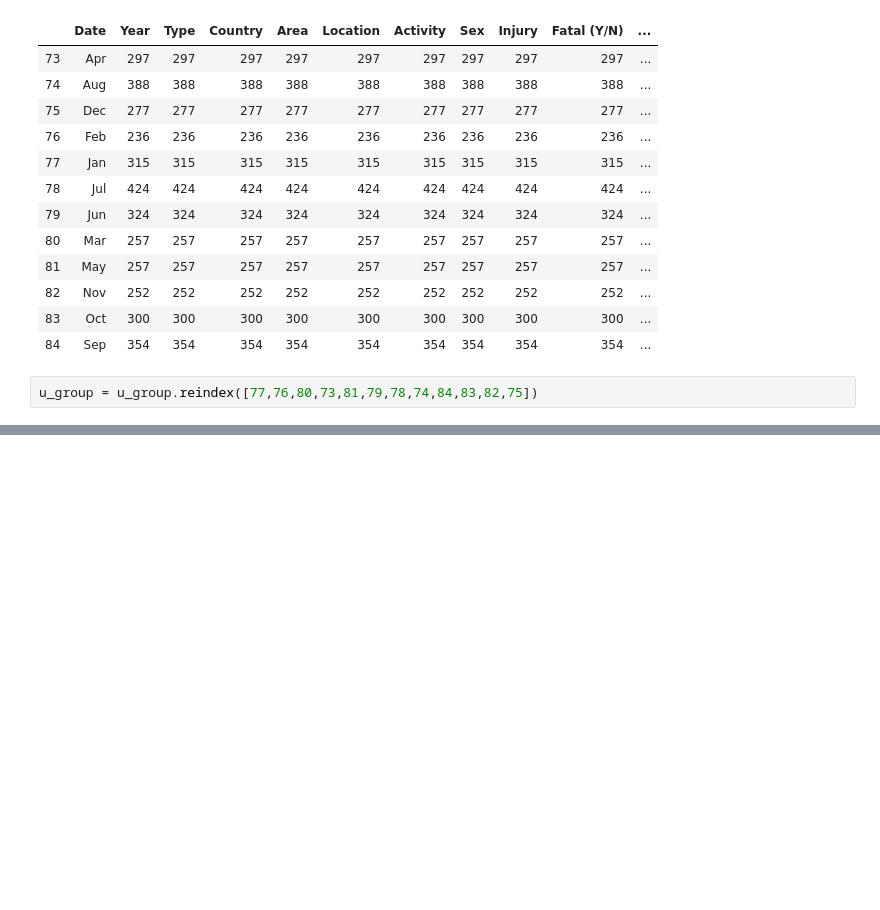
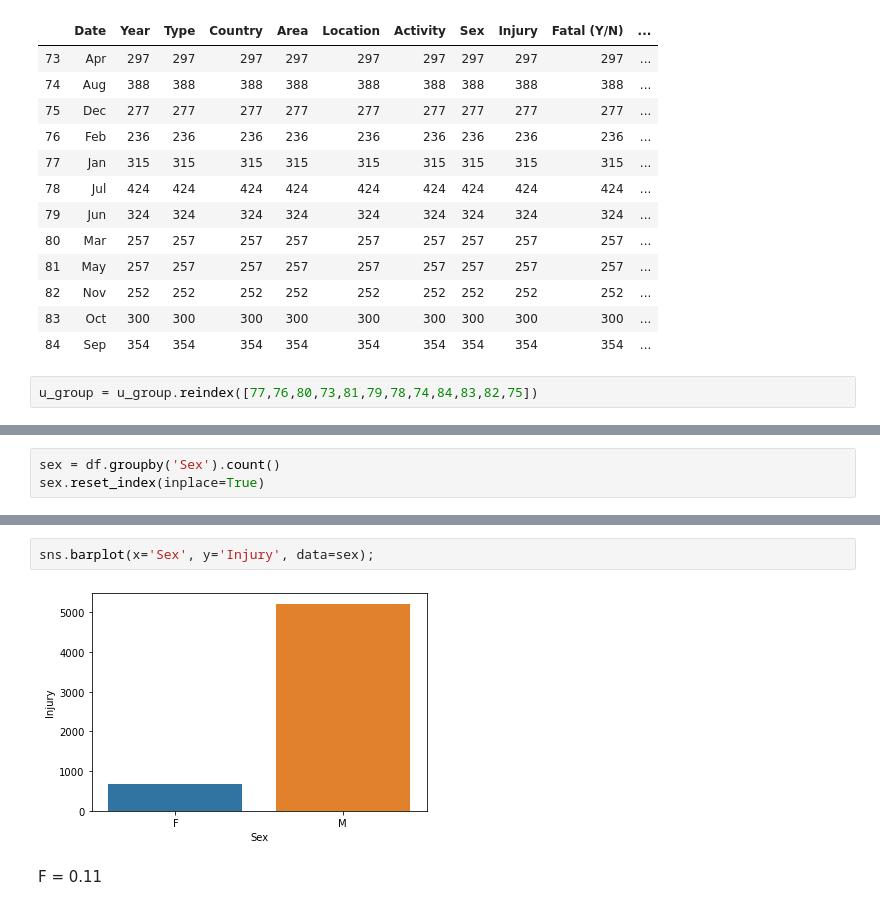
Before and after one commit to bt02/Shark-Attack-Data, a Jupyter notebook: eda.ipynb, the cells around one changed output, grey strips where cells are left out. Drawn from its saved outputs; the diff is of its cells as text; blank space fills up the shorter version.

```diff
--- a/eda.ipynb
+++ b/eda.ipynb
@@ -143,0 +146,3 @@ sns.lineplot(x='Date', y='Injury', data=u_group, label = 'Unprovoked');
+# %%
+sex = df.groupby('Sex').count()
+sex.reset_index(inplace=True)
@@ -143,0 +155,6 @@ sns.lineplot(x='Date', y='Injury', data=u_group, label = 'Unprovoked');
+# %%
+sns.barplot(x='Sex', y='Injury', data=sex);
+# %% [output]
+[figure, added]
+# %% [markdown]
+F = 0.11
```
Also changed, not shown: parts of 4 cells of this notebook.
